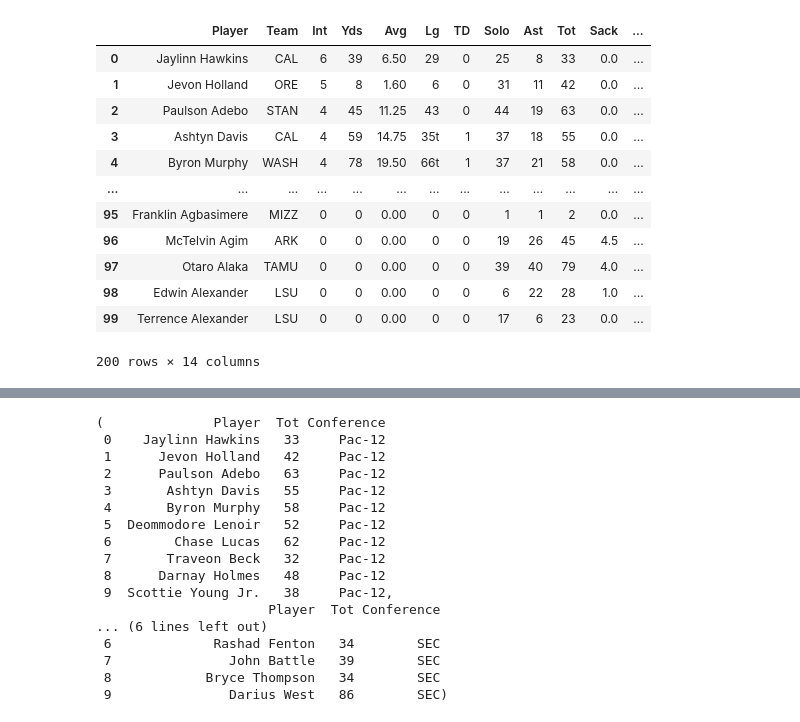
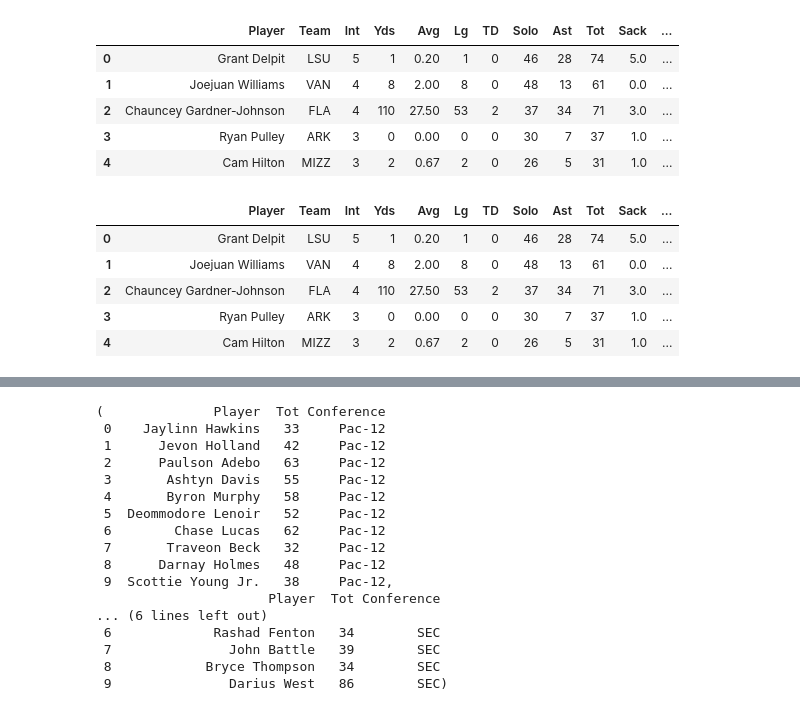
Before and after one commit to blwishom/CFB_Statistics, a Jupyter notebook: CFB_Stats/pac12._sec_separated.ipynb, the cells around one changed output, grey strips where cells are left out. Saved outputs shown, nothing was run; the diff lists cells and outputs as text; code cells hidden in the pictures.

```diff
--- a/CFB_Stats/cfb_pac12.ipynb
+++ b/CFB_Stats/pac12._sec_separated.ipynb
@@ -12,29 +29,25 @@ pac_12_defense.to_csv('Pac-12_cleaned.csv', index=False)
 # %%
-sec_defense = pd.read_csv("/home/blair/cognixia_workspace/CFB_Stats/SEC Defense.csv")
-conference = 'SEC'
-sec_defense['Conference'] = conference
-sec_defense.to_csv('SEC_cleaned.csv', index=False)
+sec_defense = pd.read_csv("/home/blair/cognixia_workspace/CFB_Statistics/CFB_Stats/SEC Defense.csv")
+sec_defense.head()
+# %% [output]
+|  | Player | Team | Int | Yds | Avg | Lg | TD | Solo | Ast | Tot | Sack | ... |
+| 0 | Grant Delpit | LSU | 5 | 1 | 0.20 | 1 | 0 | 46 | 28 | 74 | 5.0 | ... |
+| 1 | Joejuan Williams | VAN | 4 | 8 | 2.00 | 8 | 0 | 48 | 13 | 61 | 0.0 | ... |
+| 2 | Chauncey Gardner-Johnson | FLA | 4 | 110 | 27.50 | 53 | 2 | 37 | 34 | 71 | 3.0 | ... |
+| 3 | Ryan Pulley | ARK | 3 | 0 | 0.00 | 0 | 0 | 30 | 7 | 37 | 1.0 | ... |
+| 4 | Cam Hilton | MIZZ | 3 | 2 | 0.67 | 2 | 0 | 26 | 5 | 31 | 1.0 | ... |
-# %%
-pac12 = pd.read_csv('/home/blair/cognixia_workspace/CFB_Stats/Pac-12_cleaned.csv')
-sec = pd.read_csv('/home/blair/cognixia_workspace/CFB_Stats/SEC_cleaned.csv')
-
-pac12_sec = pd.concat([pac12, sec])
-pac12_sec
-# pac12_sec.set_option('display.float_format', lambda x: '%.3f' % x)
-# %% [output]
-|  | Player | Team | Int | Yds | Avg | Lg | TD | Solo | Ast | Tot | Sack | ... |
-| 0 | Jaylinn Hawkins | CAL | 6 | 39 | 6.50 | 29 | 0 | 25 | 8 | 33 | 0.0 | ... |
-| 1 | Jevon Holland | ORE | 5 | 8 | 1.60 | 6 | 0 | 31 | 11 | 42 | 0.0 | ... |
-| 2 | Paulson Adebo | STAN | 4 | 45 | 11.25 | 43 | 0 | 44 | 19 | 63 | 0.0 | ... |
-| 3 | Ashtyn Davis | CAL | 4 | 59 | 14.75 | 35t | 1 | 37 | 18 | 55 | 0.0 | ... |
-| 4 | Byron Murphy | WASH | 4 | 78 | 19.50 | 66t | 1 | 37 | 21 | 58 | 0.0 | ... |
-| ... | ... | ... | ... | ... | ... | ... | ... | ... | ... | ... | ... | ... |
-| 95 | Franklin Agbasimere | MIZZ | 0 | 0 | 0.00 | 0 | 0 | 1 | 1 | 2 | 0.0 | ... |
-| 96 | McTelvin Agim | ARK | 0 | 0 | 0.00 | 0 | 0 | 19 | 26 | 45 | 4.5 | ... |
-| 97 | Otaro Alaka | TAMU | 0 | 0 | 0.00 | 0 | 0 | 39 | 40 | 79 | 4.0 | ... |
-| 98 | Edwin Alexander | LSU | 0 | 0 | 0.00 | 0 | 0 | 6 | 22 | 28 | 1.0 | ... |
-| 99 | Terrence Alexander | LSU | 0 | 0 | 0.00 | 0 | 0 | 17 | 6 | 23 | 0.0 | ... |
-200 rows × 14 columns
+# %%
+conference = 'SEC'
+sec_defense['Conference'] = conference
+sec_defense.to_csv('SEC_cleaned.csv', index=False)
+sec_defense.head()
+# %% [output]
+|  | Player | Team | Int | Yds | Avg | Lg | TD | Solo | Ast | Tot | Sack | ... |
+| 0 | Grant Delpit | LSU | 5 | 1 | 0.20 | 1 | 0 | 46 | 28 | 74 | 5.0 | ... |
+| 1 | Joejuan Williams | VAN | 4 | 8 | 2.00 | 8 | 0 | 48 | 13 | 61 | 0.0 | ... |
+| 2 | Chauncey Gardner-Johnson | FLA | 4 | 110 | 27.50 | 53 | 2 | 37 | 34 | 71 | 3.0 | ... |
+| 3 | Ryan Pulley | ARK | 3 | 0 | 0.00 | 0 | 0 | 30 | 7 | 37 | 1.0 | ... |
+| 4 | Cam Hilton | MIZZ | 3 | 2 | 0.67 | 2 | 0 | 26 | 5 | 31 | 1.0 | ... |
 # %%
 pac12_sec_merged = pac12.merge(sec, how='outer')
 pac12_sec_merged
```
Also changed, not shown: parts of 5 cells of this notebook, 2 other files.
